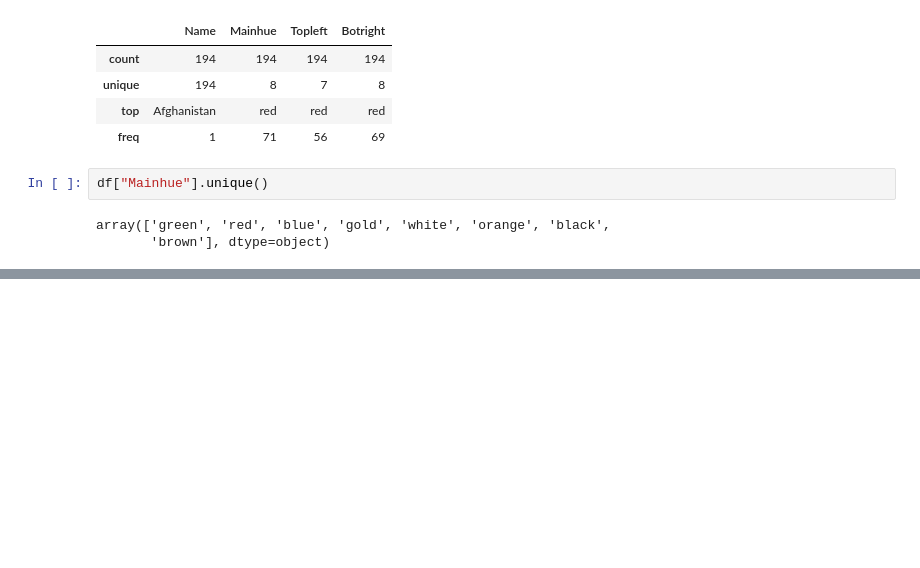
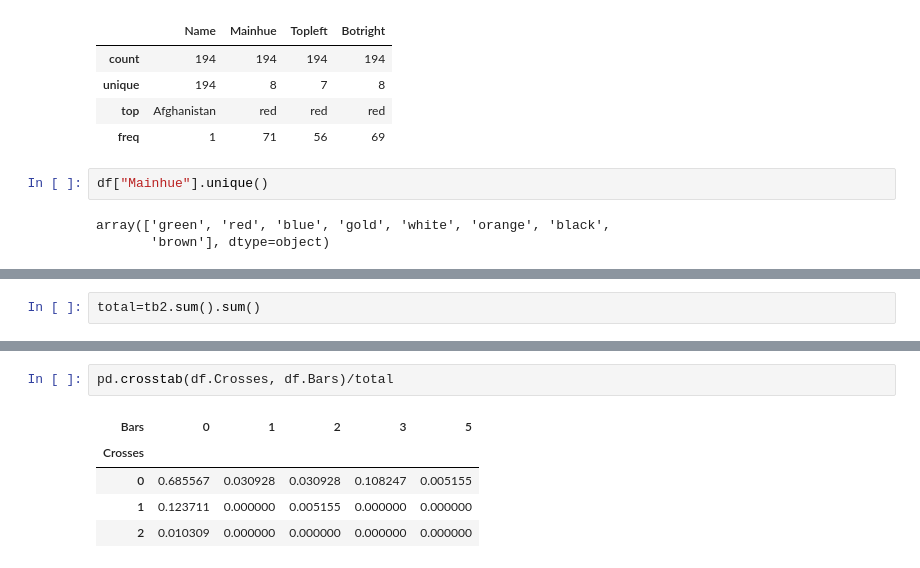
Before and after one commit to insdout/Basic-Statistics, a Jupyter notebook: Flags.ipynb, the cells around one changed output, grey strips where cells are left out. Drawn from its saved outputs; the diff is of its cells as text; blank space fills up the shorter version.

```diff
--- a/Flags.ipynb
+++ b/Flags.ipynb
@@ -40,0 +164,2 @@ array(['green', 'red', 'blue', 'gold', 'white', 'orange', 'black',
+# %%
+total=tb2.sum().sum()
@@ -40,0 +194,8 @@ array(['green', 'red', 'blue', 'gold', 'white', 'orange', 'black',
+# %%
+pd.crosstab(df.Crosses, df.Bars)/total
+# %% [output]
+| Bars | 0 | 1 | 2 | 3 | 5 |
+| Crosses |  |  |  |  |  |
+| 0 | 0.685567 | 0.030928 | 0.030928 | 0.108247 | 0.005155 |
+| 1 | 0.123711 | 0.000000 | 0.005155 | 0.000000 | 0.000000 |
+| 2 | 0.010309 | 0.000000 | 0.000000 | 0.000000 | 0.000000 |
```
Also changed, not shown: parts of 21 cells of this notebook.
